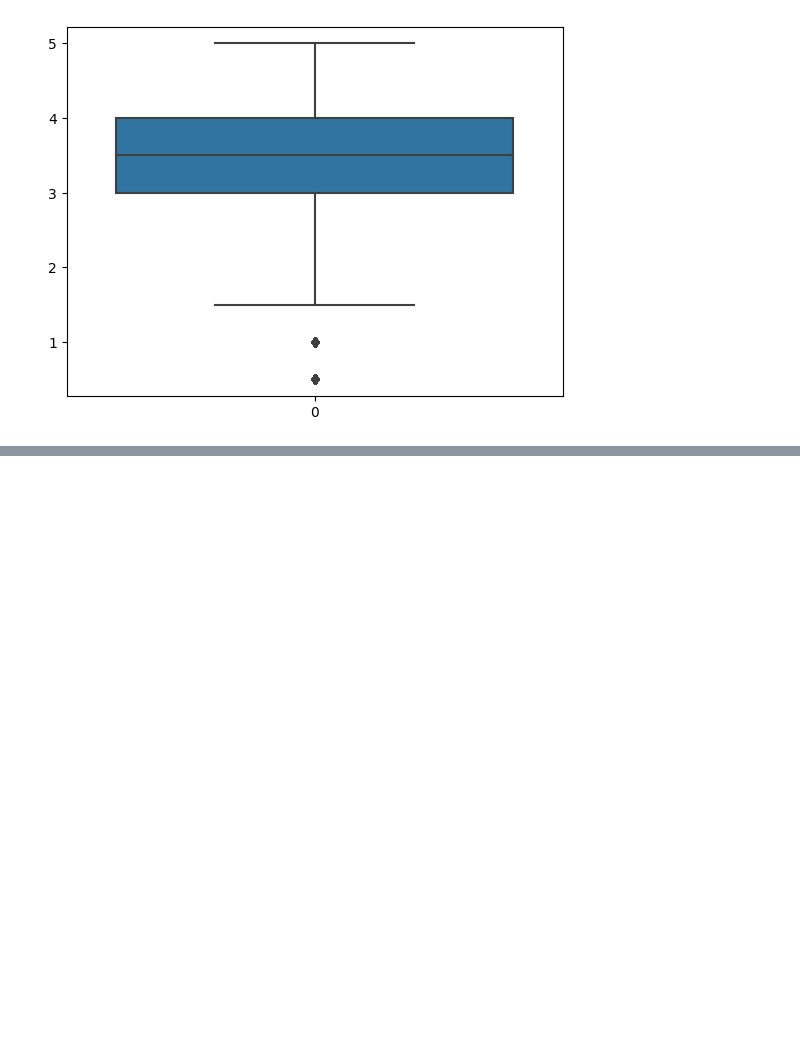
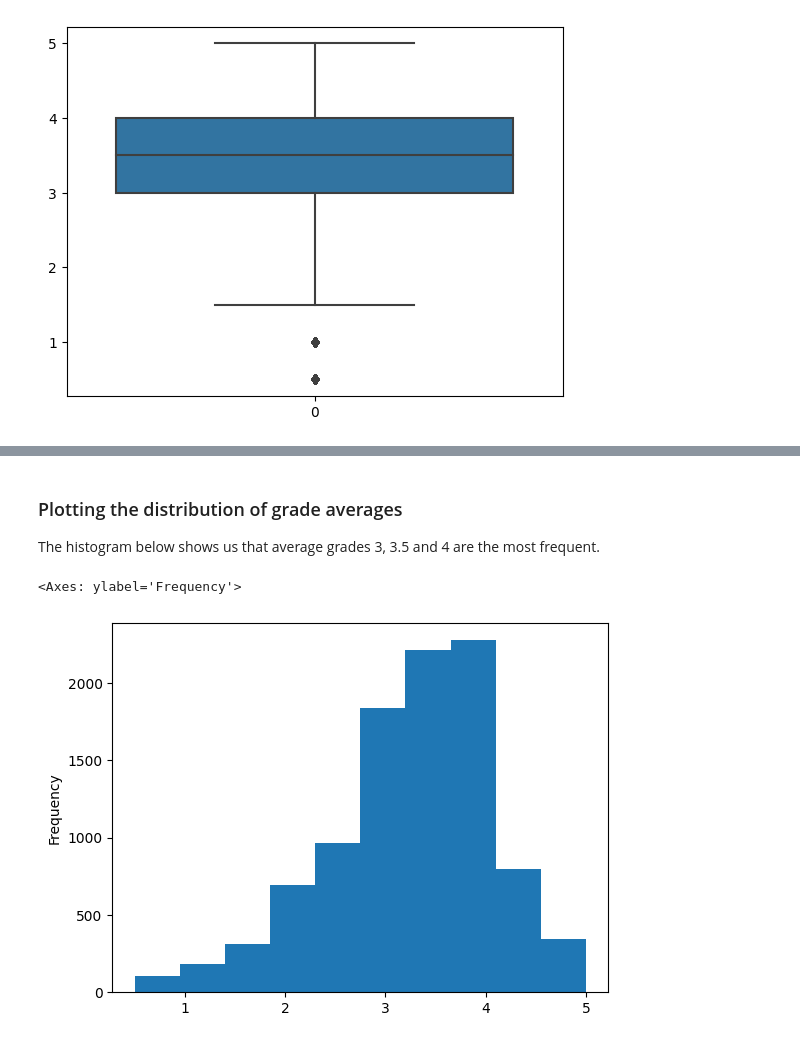
Before and after one commit to bsmiranda/Data_Science, a Jupyter notebook: 01_Analyzing_movie_data_from_MovieLens_.ipynb, the cells around one changed output, grey strips where cells are left out. Saved outputs shown, nothing was run; the diff lists cells and outputs as text; code cells hidden in the pictures; blank space fills up the shorter version.

```diff
--- a/01_Analyzing_movie_data_from_MovieLens_.ipynb
+++ b/01_Analyzing_movie_data_from_MovieLens_.ipynb
@@ -123,0 +165,3 @@ sns.boxplot(notes["rating"])
+# %%
+average_per_film = notes.groupby('movieId').mean()['rating'] # Extracting only the 'rating' column
+average_per_film.head()
@@ -123,0 +176,9 @@ sns.boxplot(notes["rating"])
+# %% [markdown]
+### Plotting the distribution of grade averages
+
+The histogram below shows us that average grades 3, 3.5 and 4 are the most frequent.
+# %%
+average_per_film.plot(kind='hist')
+# %% [output]
+<Axes: ylabel='Frequency'>
+[figure, added]
```
Also changed, not shown: parts of 9 cells of this notebook.
